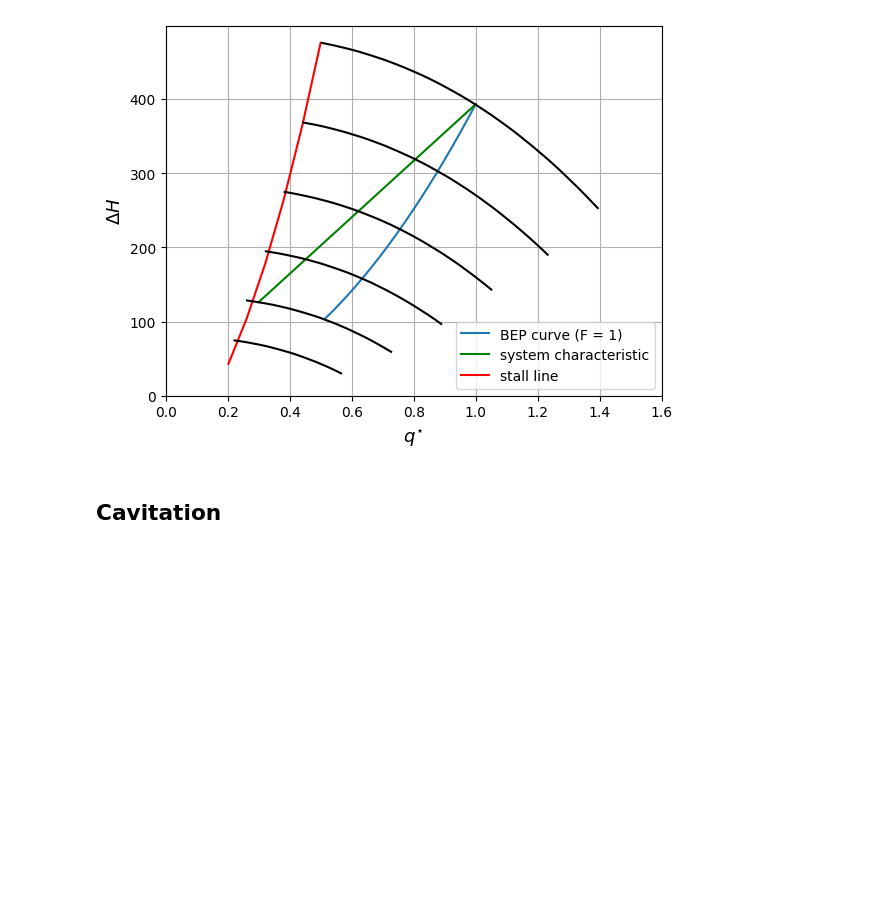
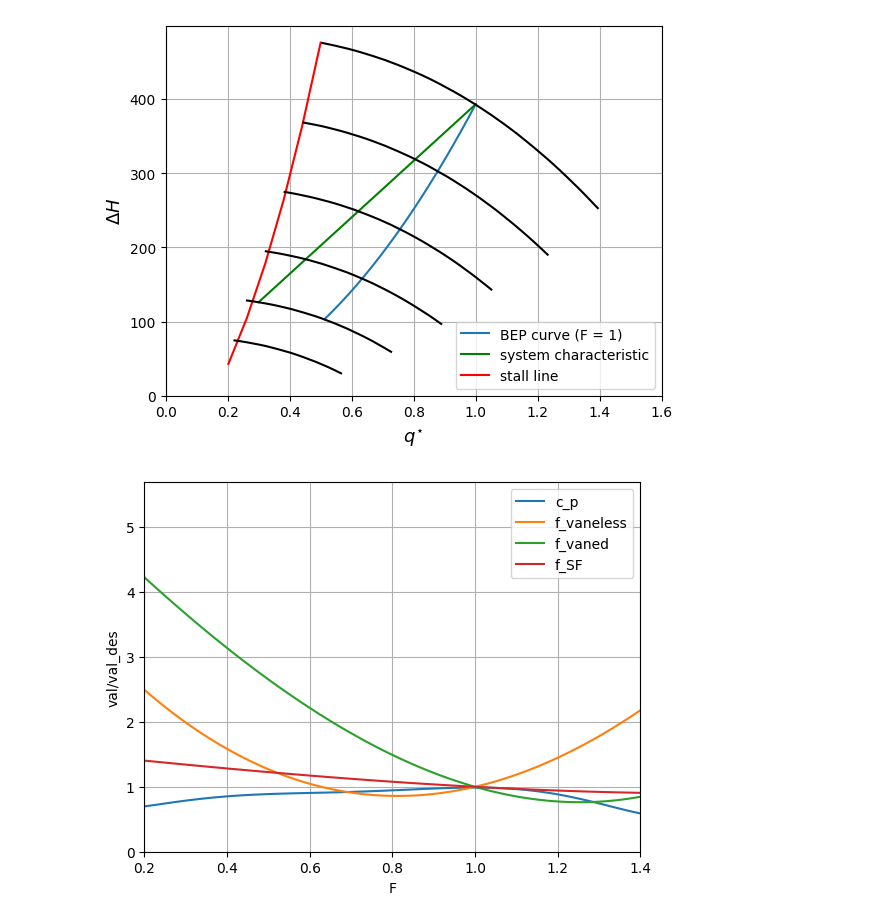
Before and after one commit to TheWisator/RPII_DC_ePump, a Jupyter notebook: Submission/01_Skripts/01_Pump/throttling_verification_propane.ipynb, the cells around one changed output. Cells and saved outputs as stored; diff of their text form; code cells hidden in the pictures; blank space fills up the shorter version.

```diff
--- a/Submission/01_Skripts/01_Pump/throttling_verification_propane.ipynb
+++ b/Submission/01_Skripts/01_Pump/throttling_verification_propane.ipynb
@@ -1085,31 +959,33 @@ qs_NPSH:  [1.09991497 1.35520651 1.6560092  2.00163086 2.40972503]
 x_values = np.linspace(0, 1.4, 100)
 
 def cp_old(F):
     return 5.4965*F**6 - 21.858*F**5 + 31.889*F**4 - 20.989*F**3 + 5.7256*F**2 - 0.025*F + 0.4609
 
 def cp_new(F):
     return (5.4965*F**6 - 24.7078*F**5 + 41.9486*F**4 - 33.7144*F**3 + 12.741*F**2 - 1.57325*F + 0.50935)/0.7088202460762562
 
 def f_vaneless(F):
     return -0.4557*F**3 + 5.1947*F**2 - 7.5361*F + 3.7971
 
 def f_vaned(F):
     return 0.6919*F**3 + 1.2428*F**2 - 6.3835*F + 5.4488
 
 def f_SF(F):
     return 1.533544 - 0.6681668*F + 0.077472*F**2 + 0.0571508*F**3
 
 # Plot
 #plt.plot(x_values, cp_old(x_values))
 plt.plot(x_values, cp_new(x_values), label = 'c_p')
 plt.plot(x_values, f_vaneless(x_values), label = 'f_vaneless')
 plt.plot(x_values, f_vaned(x_values),label = 'f_vaned')
 plt.plot(x_values, f_SF(x_values), label = 'f_SF')
 
 plt.xlabel('F')
 plt.ylabel('val/val_des')
 plt.grid(True)
 plt.ylim(0,None)
-plt.xlim(0,1.4)
+plt.xlim(0.2,1.4)
 plt.legend()
 plt.show()
+# %% [output]
+[figure, added]
@@ -1146,2 +991,0 @@ plt.show()
-# %% [markdown]
-## Cavitation
```
Also changed, not shown: parts of 16 cells of this notebook, 3 other files.
